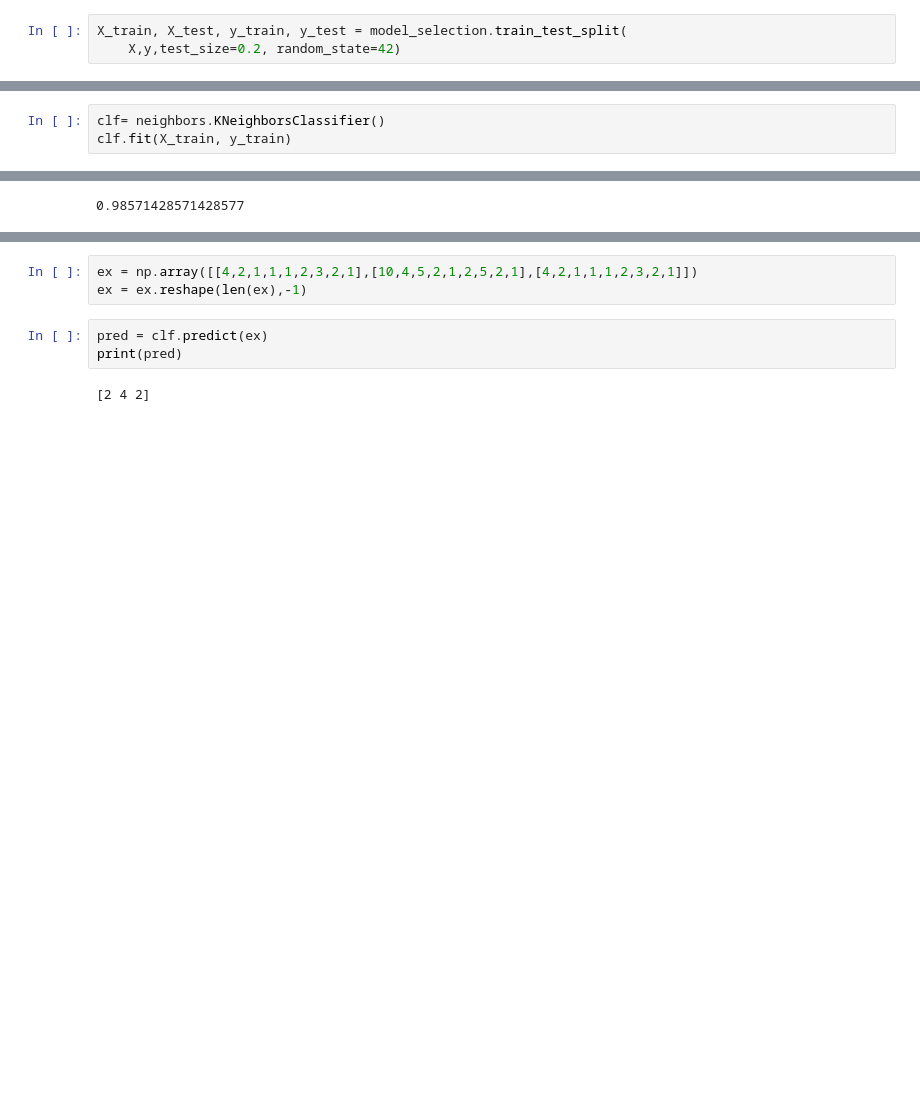
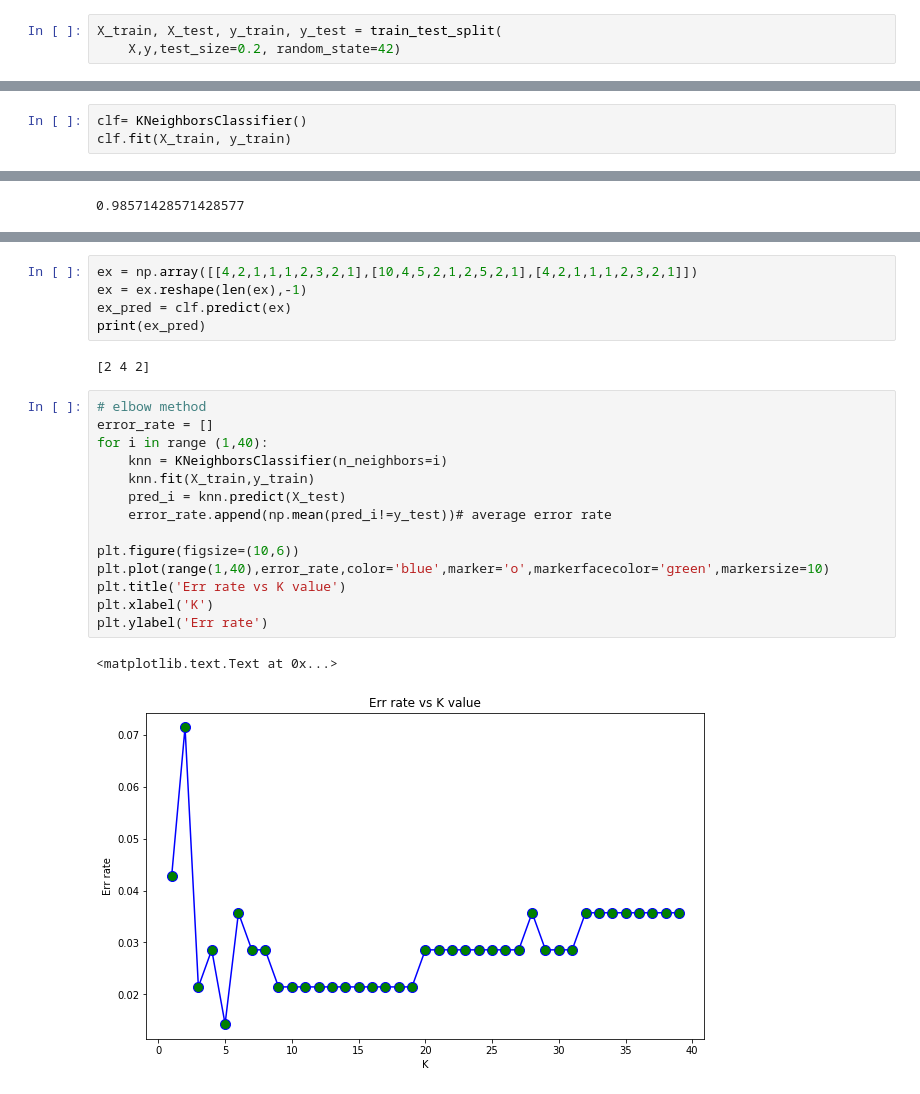
Before and after one commit to subhamsarangi/ML, a Jupyter notebook: 3. K Nearest Neighbors/1.2 K Nearest Neighbors (KNN).ipynb, the cells around one changed output, grey strips where cells are left out. Cells and saved outputs as stored; diff of their text form; blank space fills up the shorter version.

```diff
--- a/3. K Nearest Neighbors/1.2 K Nearest Neighbors (KNN).ipynb
+++ b/3. K Nearest Neighbors/1.2 K Nearest Neighbors (KNN).ipynb
@@ -32,3 +71,3 @@ y= np.array(df['class'])
 # %%
-X_train, X_test, y_train, y_test = model_selection.train_test_split(
+X_train, X_test, y_train, y_test = train_test_split(
     X,y,test_size=0.2, random_state=42)
@@ -35,5 +80,5 @@ X_train, X_test, y_train, y_test = model_selection.train_test_split(
 # %%
-clf= neighbors.KNeighborsClassifier()
+clf= KNeighborsClassifier()
 clf.fit(X_train, y_train)
 # %% [output]
 KNeighborsClassifier(algorithm='auto', leaf_size=30, metric='minkowski',
@@ -47,8 +120,24 @@ accuracy
 # %%
 ex = np.array([[4,2,1,1,1,2,3,2,1],[10,4,5,2,1,2,5,2,1],[4,2,1,1,1,2,3,2,1]])
 ex = ex.reshape(len(ex),-1)
+ex_pred = clf.predict(ex)
+print(ex_pred)
+# %% [output]
+[2 4 2]
-# %%
-pred = clf.predict(ex)
-print(pred)
-# %% [output]
-[2 4 2]
+# %%
+# elbow method
+error_rate = []
+for i in range (1,40):
+    knn = KNeighborsClassifier(n_neighbors=i)
+    knn.fit(X_train,y_train)
+    pred_i = knn.predict(X_test)
+    error_rate.append(np.mean(pred_i!=y_test))# average error rate
+
+plt.figure(figsize=(10,6))
+plt.plot(range(1,40),error_rate,color='blue',marker='o',markerfacecolor='green',markersize=10)
+plt.title('Err rate vs K value')
+plt.xlabel('K')
+plt.ylabel('Err rate')
+# %% [output]
+<matplotlib.text.Text at 0x...>
+[figure, added]
```
Also changed, not shown: parts of 23 cells of this notebook, 3 other files.
